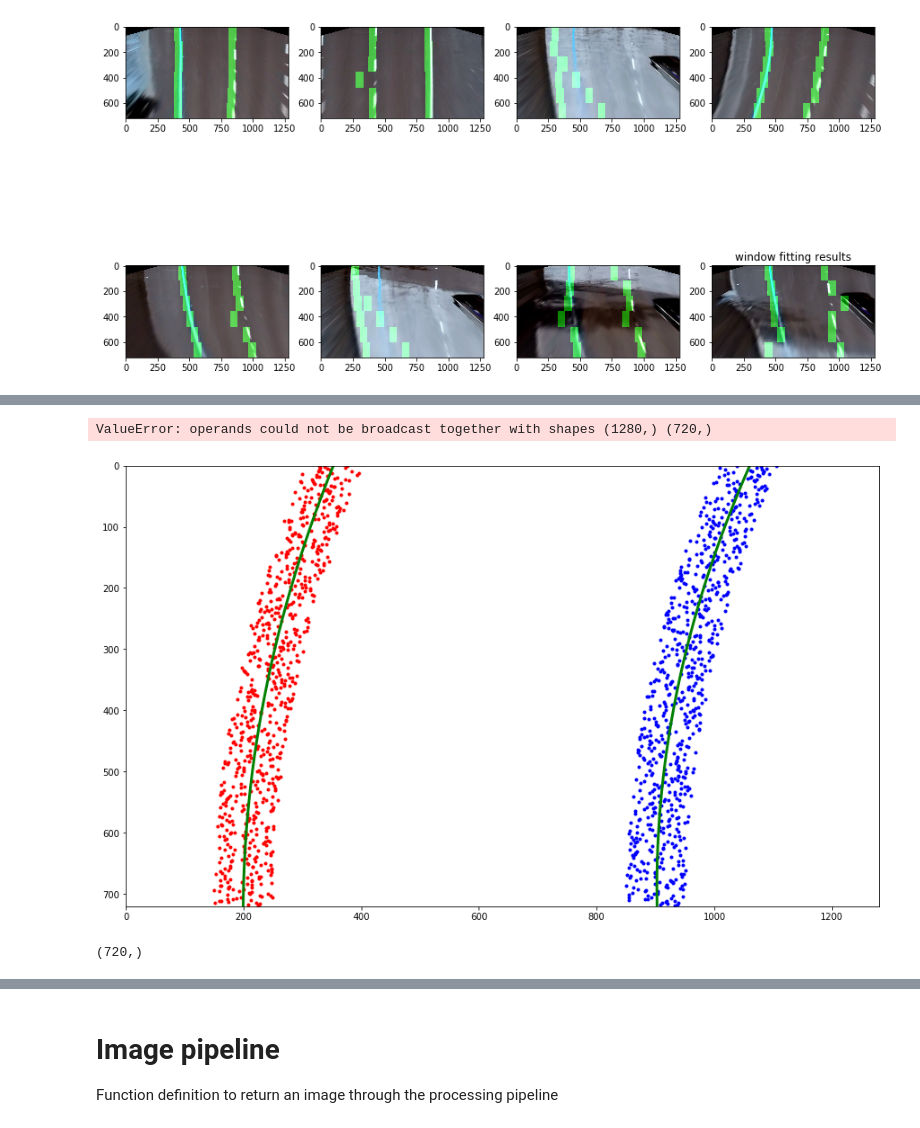
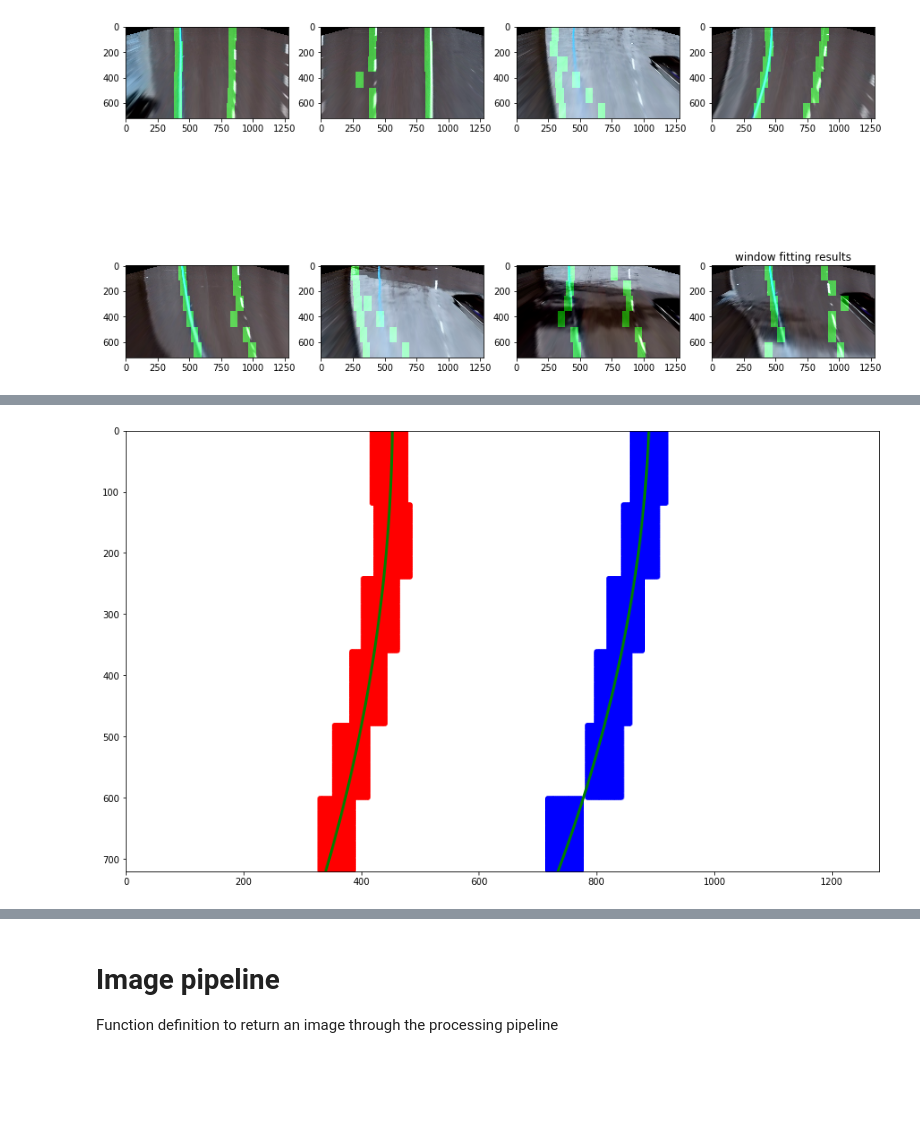
Before and after one commit to lhyleonghuiyu/CarND-Advanced-Lane-Lines, a Jupyter notebook: Project.ipynb, the cells around one changed output, grey strips where cells are left out. Drawn from its saved outputs; the diff is of its cells as text; code cells hidden in the pictures; blank space fills up the shorter version.

```diff
--- a/Project.ipynb
+++ b/Project.ipynb
@@ -400,63 +399,45 @@ SyntaxError: unexpected EOF while parsing (<ipython-input-59-8ae2d89ac044>, line
+# %%
+ploty_left = []
+plotx_left = []
+ploty_right = []
+plotx_right = []
+
+for i in range(test_pic_left.shape[0]):
+    for j in range(test_pic_left.shape[1]):
+        if(test_pic_left[i,j] != 0):
+            ploty_left.append(i)
+            plotx_left.append(j)
+
+        if(test_pic_right[i,j] != 0):
+            ploty_right.append(i)
+            plotx_right.append(j)
+
+plotx_left = np.array(plotx_left)
+ploty_left = np.array(ploty_left)
+plotx_right = np.array(plotx_right)
+ploty_right = np.array(ploty_right)
 # %%
-## Get data for left points and right points
-ploty = np.linspace(0, 719, num=720)
+## Get data for left poin(ts and right points
+#ploty = np.linspace(0, 719, num=720)
 
 
 # Fit a second order polynomial to pixel positions in each fake lane line
-left_fit = np.polyfit(ploty, test_pic_left, 2)
-left_fitx = left_fit[0]*ploty**2 + left_fit[1]*ploty + left_fit[2]
-right_fit = np.polyfit(ploty, test_pic_right, 2)
-right_fitx = right_fit[0]*ploty**2 + right_fit[1]*ploty + right_fit[2]
+left_fit = np.polyfit(ploty_left, plotx_left, 2)
+left_fitx = left_fit[0]*ploty_left**2 + left_fit[1]*ploty_left + left_fit[2]
+right_fit = np.polyfit(ploty_right, plotx_right, 2)
+right_fitx = right_fit[0]*ploty_right**2 + right_fit[1]*ploty_right + right_fit[2]
 
 # Plot up the fake data
 mark_size = 3
-plt.plot(leftx, ploty, 'o', color='red', markersize=mark_size)
-plt.plot(rightx, ploty, 'o', color='blue', markersize=mark_size)
+plt.plot(plotx_left, ploty_left, 'o', color='red', markersize=mark_size)
+plt.plot(plotx_right, ploty_right, 'o', color='blue', markersize=mark_size)
 plt.xlim(0, 1280)
 plt.ylim(0, 720)
-plt.plot(left_fitx, ploty, color='green', linewidth=3)
-plt.plot(right_fitx, ploty, color='green', linewidth=3)
+plt.plot(left_fitx, ploty_left, color='green', linewidth=3)
+plt.plot(right_fitx, ploty_right, color='green', linewidth=3)
 plt.gca().invert_yaxis() # to visualize as we do the images
 # %% [output]
-ValueError: operands could not be broadcast together with shapes (1280,) (720,)
+[figure, added]
-# %%
-# Generate some fake data to represent lane-line pixels
-ploty = np.linspace(0, 719, num=720)# to cover same y-range as image
-quadratic_coeff = 3e-4 # arbitrary quadratic coefficient
-
-# For each y position generate random x position within +/-50 pix
-# of the line base position in each case (x=200 for left, and x=900 for right)
-
-leftx = np.array([200 + (y**2)*quadratic_coeff + np.random.randint(-50, high=51)
-                              for y in ploty])
-rightx = np.array([900 + (y**2)*quadratic_coeff + np.random.randint(-50, high=51)
-                                for y in ploty])
-
-leftx = leftx[::-1]  # Reverse to match top-to-bottom in y
-rightx = rightx[::-1]  # Reverse to match top-to-bottom in y
-
-
-# Fit a second order polynomial to pixel positions in each fake lane line
-left_fit = np.polyfit(ploty, leftx, 2)
-left_fitx = left_fit[0]*ploty**2 + left_fit[1]*ploty + left_fit[2]
-right_fit = np.polyfit(ploty, rightx, 2)
-right_fitx = right_fit[0]*ploty**2 + right_fit[1]*ploty + right_fit[2]
-
-# Plot up the fake data
-mark_size = 3
-plt.plot(leftx, ploty, 'o', color='red', markersize=mark_size)
-plt.plot(rightx, ploty, 'o', color='blue', markersize=mark_size)
-plt.xlim(0, 1280)
-plt.ylim(0, 720)
-plt.plot(left_fitx, ploty, color='green', linewidth=3)
-plt.plot(right_fitx, ploty, color='green', linewidth=3)
-plt.gca().invert_yaxis() # to visualize as we do the images
-# %% [output]
-[figure, removed]
-# %%
-leftx.shape
-# %% [output]
-(720,)
 # %%
 # Define y-value where we want radius of curvature
 # I'll choose the maximum y-value, corresponding to the bottom of the image
```
Also changed, not shown: parts of 9 cells of this notebook.
